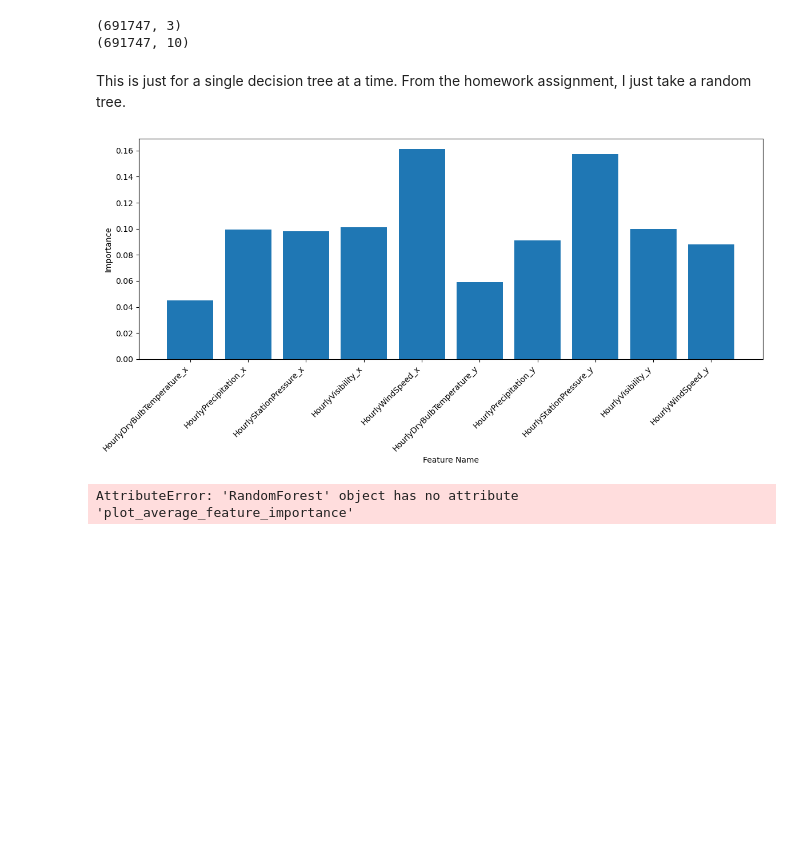
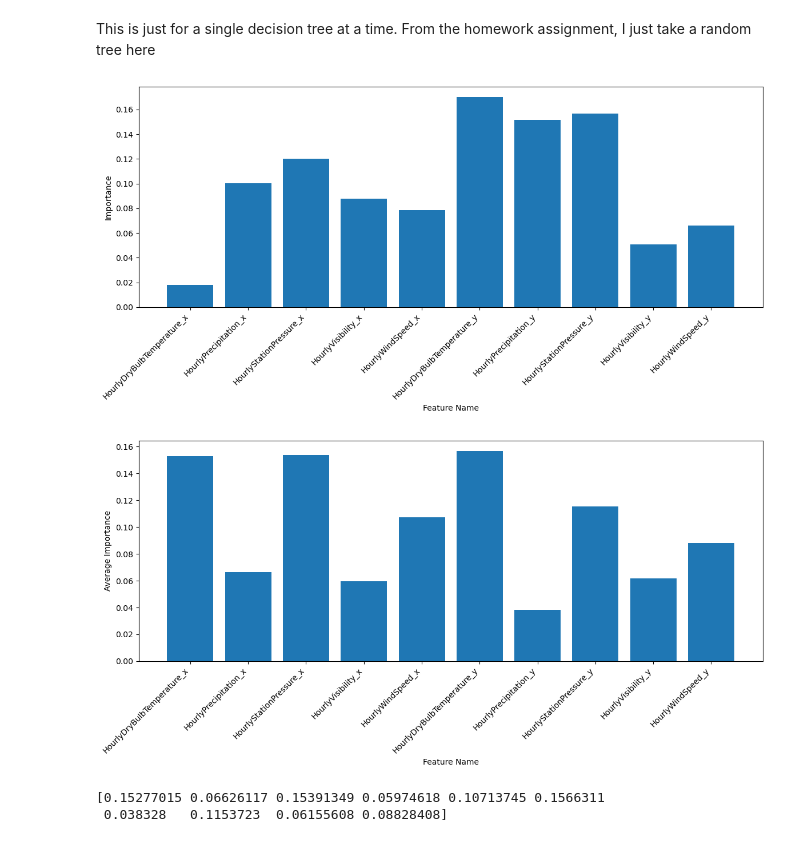
Before and after one commit to snaseem8/airline_delay_prediction, a Jupyter notebook: feature_selection.ipynb, the cells around one changed output. Drawn from its saved outputs; the diff is of its cells as text; code cells hidden in the pictures; blank space fills up the shorter version.

Commit message:
switched to departure delay and export csv file of most important features

```diff
--- a/feature_selection.ipynb
+++ b/feature_selection.ipynb
@@ -34,13 +33,15 @@ weather_columns = [
 weather_data = data[weather_columns]
 
 # Combine all relevant columns into one DataFrame
-all_columns = flight_columns + weather_columns + ['arrival_delay']
+# all_columns = flight_columns + weather_columns + ['arrival_delay']
+all_columns = flight_columns + weather_columns + ['departure_delay']
 combined = data[all_columns].dropna()
 
 # Split features and target
 X_flight = combined[flight_columns].values
 X_weather = combined[weather_columns].values
-y = combined['arrival_delay'].values
+# y = combined['arrival_delay'].values
+y = combined['departure_delay'].values
 
 # Scale as before
 from sklearn.preprocessing import StandardScaler, MinMaxScaler
@@ -58,9 +59,6 @@ scaler_std = StandardScaler()
 X_weather_scaled = scaler_std.fit_transform(X_weather)
 
 X_weather_df = pd.DataFrame(X_weather_scaled, columns=weather_columns)
-# %% [output]
-(691747, 3)
-(691747, 10)
 # %%
 from random_forest import RandomForest
 
@@ -68,12 +66,15 @@ random_forest = RandomForest(n_estimators=50, max_depth=10, max_features=1.0, ra
 
 random_forest.fit(X_weather_df.values, y)
 # %% [markdown]
-This is just for a single decision tree at a time. From the homework assignment, I just take a random tree.
+This is just for a single decision tree at a time. From the homework assignment, I just take a random tree here
 # %%
 random_forest.plot_feature_importance(X_weather_df)
 # %% [output]
-[figure, old version]
+[figure, new version]
 # %%
-random_forest.plot_average_feature_importance(X_weather_df)
+importances = random_forest.plot_average_feature_importance(X_weather_df)
+print(importances)
 # %% [output]
+[figure, added]
-AttributeError: 'RandomForest' object has no attribute 'plot_average_feature_importance'
+[0.15277015 0.06626117 0.15391349 0.05974618 0.10713745 0.1566311
+ 0.038328   0.1153723  0.06155608 0.08828408]
```
Also changed, not shown: parts of 2 cells of this notebook, 2 other files.
